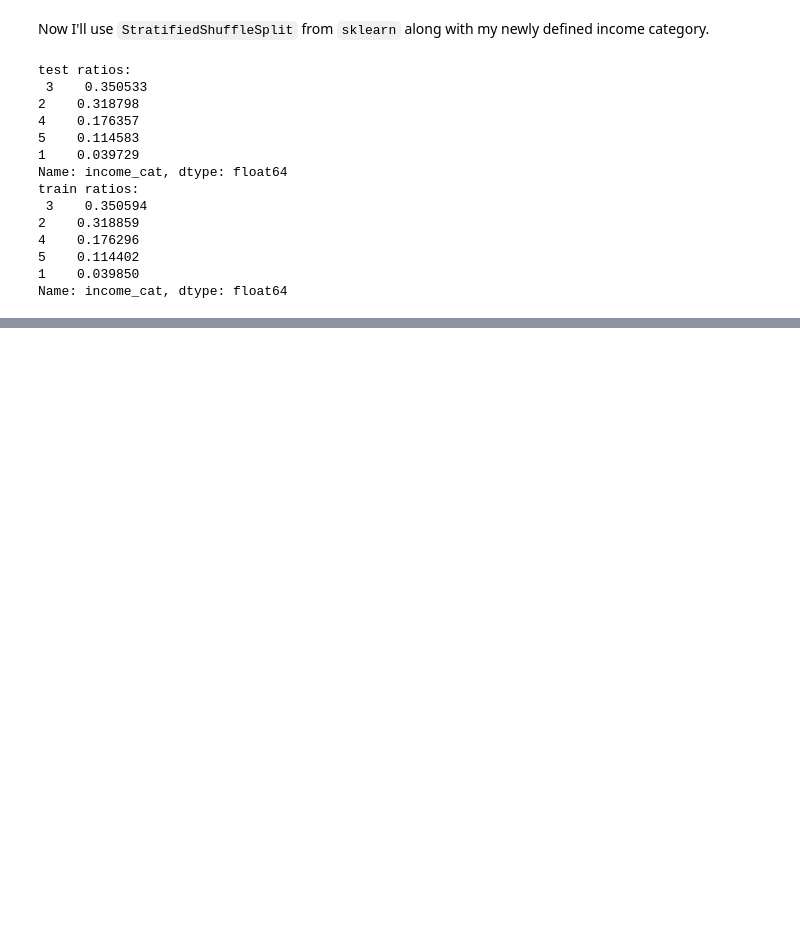
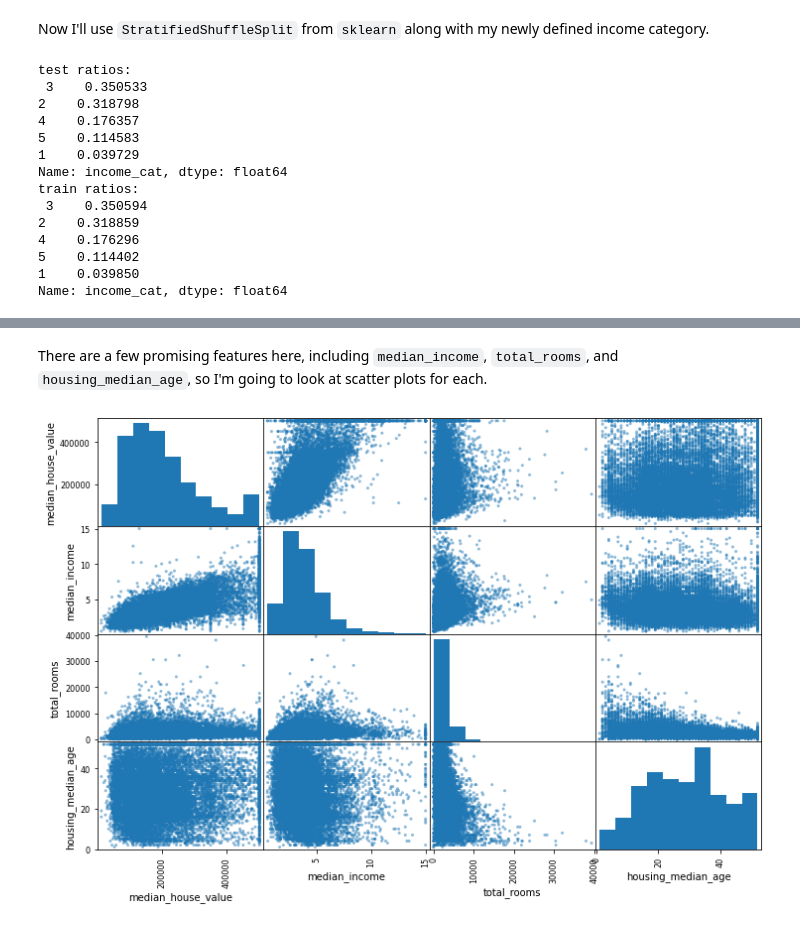
Before and after one commit to mcnewcp/book-geron-ml-sklearn-keras-tensorflow, a Jupyter notebook: 2-end-to-end-ml-project/02-end-to-end-ml-project.ipynb, the cells around one changed output, grey strips where cells are left out. Cells and saved outputs as stored; diff of their text form; code cells hidden in the pictures; blank space fills up the shorter version.

```diff
--- a/2-end-to-end-ml-project/02-end-to-end-ml-project.ipynb
+++ b/2-end-to-end-ml-project/02-end-to-end-ml-project.ipynb
@@ -140,0 +197,9 @@ Name: income_cat, dtype: float64
+# %% [markdown]
+There are a few promising features here, including `median_income`, `total_rooms`, and `housing_median_age`, so I'm going to look at scatter plots for each.
+# %%
+from pandas.plotting import scatter_matrix
+attributes = ["median_house_value", "median_income", "total_rooms", "housing_median_age"]
+scatter_matrix(housing[attributes], figsize=(12, 8))
+plt.show()
+# %% [output]
+[figure, added]
```
Also changed, not shown: parts of 12 cells of this notebook, 1 other file.
